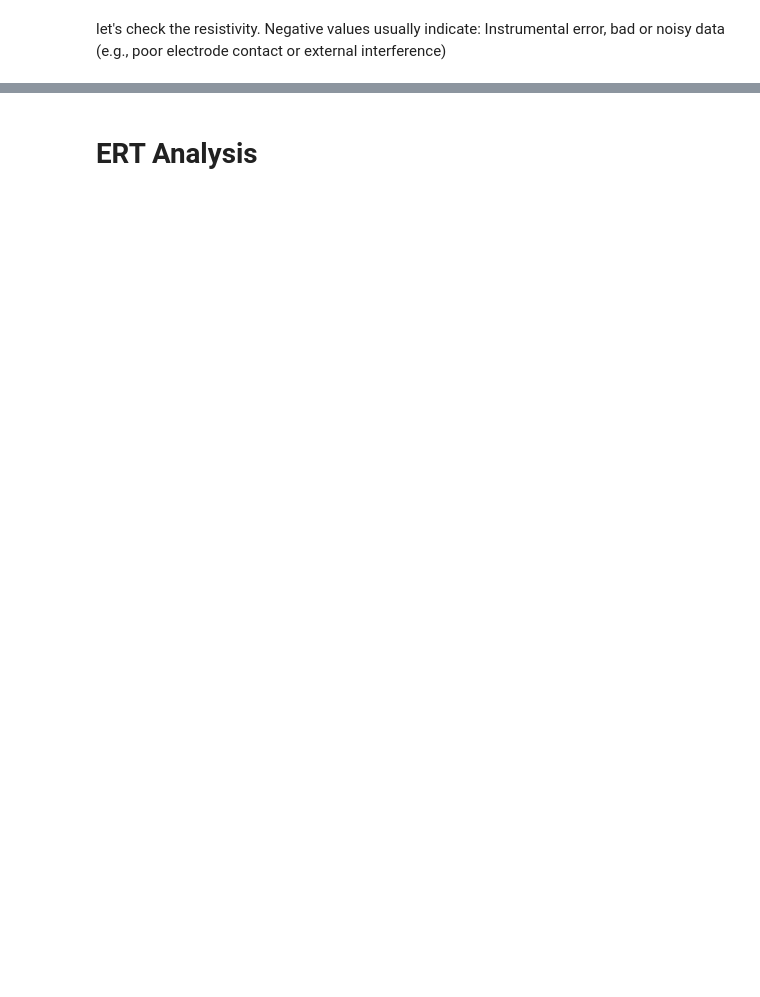
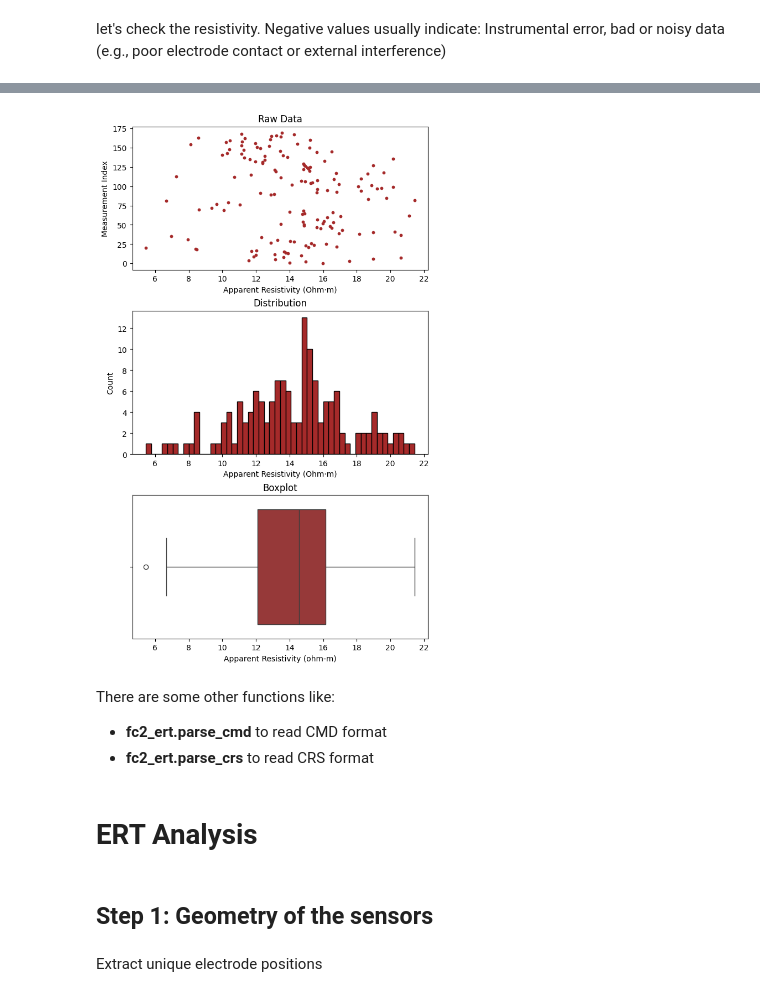
Before and after one commit to ecastillot/FieldCampII_2025, a Jupyter notebook: examples/ert/ert_ROC2025.ipynb, the cells around one changed output, grey strips where cells are left out. Cells and saved outputs as stored; diff of their text form; code cells hidden in the pictures; blank space fills up the shorter version.

```diff
--- a/examples/ert/ert_ROC2025.ipynb
+++ b/examples/ert/ert_ROC2025.ipynb
@@ -140,0 +204,17 @@ plt.show()
+# %%
+# Filter the DataFrame for valid resistivity and error values
+stg = stg[(stg['resistivity'] > 0) & (np.isfinite(stg['resistivity'])) &
+          (stg['error_percent_tenths'] > 0) & (np.isfinite(stg['error_percent_tenths']))]
+
+## Removing outliers
+Q1 = stg['resistivity'].quantile(0.25)
+Q3 = stg['resistivity'].quantile(0.75)
+IQR = Q3 - Q1
+# Define bounds
+lower_bound = Q1 - 1.5 * IQR
+upper_bound = Q3 + 1.5 * IQR
+# Filter
+stg = stg[(stg['resistivity'] >= lower_bound) & (stg['resistivity'] <= upper_bound)]
+
+print("Filtered data")
+display(stg.describe())
@@ -141,2 +233,38 @@ plt.show()
+# %%
+import seaborn as sns
+import matplotlib.pyplot as plt
+
+fig, axs = plt.subplots(3, 1, figsize=(6, 10), sharex=True, constrained_layout=True)
+
+# 1st subplot: Scatter plot
+axs[0].scatter(stg['resistivity'], stg.index, color='brown', s=10)
+axs[0].set_title("Raw Data")
+axs[0].set_ylabel("Measurement Index")
+axs[0].set_xlabel("Apparent Resistivity (Ohm·m)")
+
+# 2ndsubplot: Histogram
+axs[1].hist(stg['resistivity'], bins=50, color='brown', edgecolor='black')
+axs[1].set_title("Distribution")
+axs[1].set_xlabel("Apparent Resistivity (Ohm·m)")
+axs[1].set_ylabel("Count")
+
+# 3rd subplot: Horizontal boxplot with resistivity on x-axis
+sns.boxplot(x=stg['resistivity'].dropna(), color='brown', ax=axs[2])
+axs[2].set_title("Boxplot")
+axs[2].set_xlabel("Apparent Resistivity (ohm-m)")
+axs[2].set_ylabel("")
+
+# Force x-axis tick labels visible on all subplots
+for ax in axs:
+    ax.xaxis.set_tick_params(labelbottom=True)
+
+plt.savefig("stg_resistivity_filtered.png", dpi=300)
+plt.show()
+# %% [output]
+[figure, added]
+# %% [markdown]
+There are some other functions like:
+- **fc2_ert.parse_cmd** to read CMD format
+- **fc2_ert.parse_crs** to read CRS format
 # %% [markdown]
 # ERT Analysis
@@ -142,0 +276,4 @@ plt.show()
+# %% [markdown]
+## Step 1: Geometry of the sensors
+# %% [markdown]
+Extract unique electrode positions
```
Also changed, not shown: parts of 48 cells of this notebook, 1 other file.
